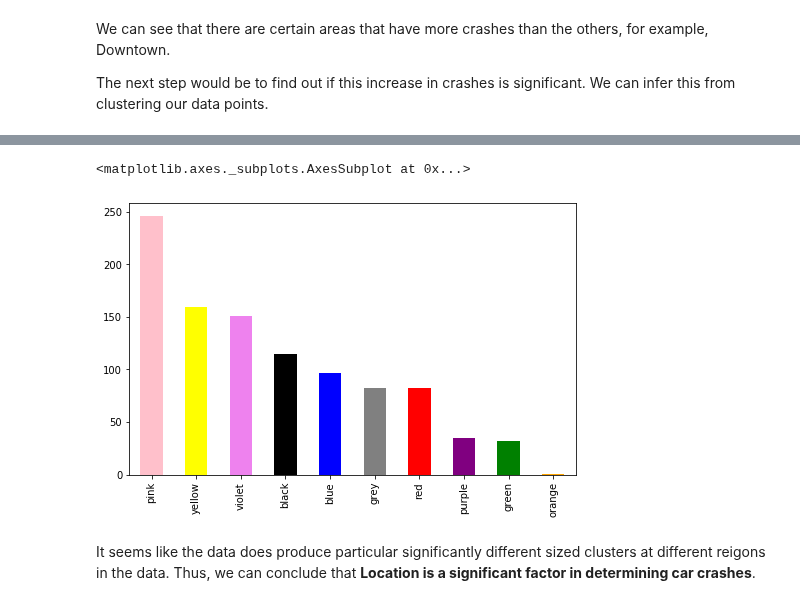
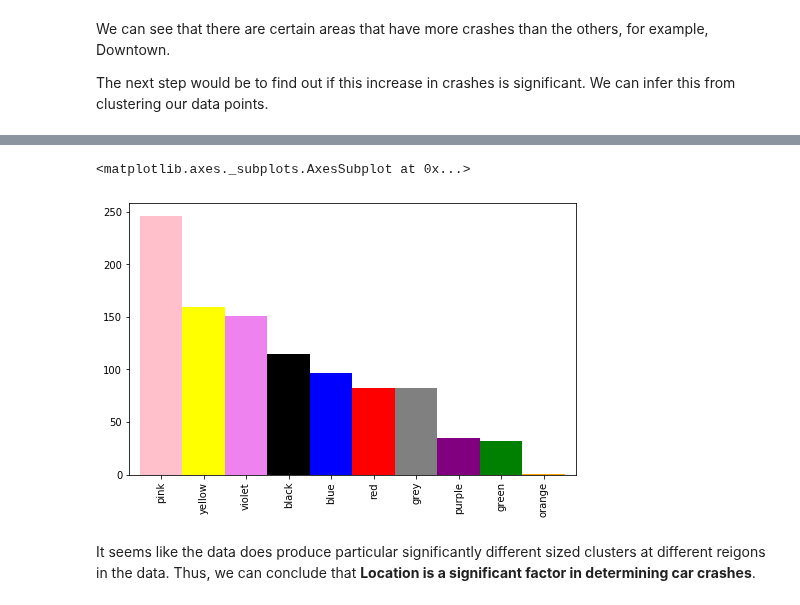
Before and after one commit to COGS108/group061, a Jupyter notebook: Final Project.ipynb, the cells around one changed output, grey strips where cells are left out. Drawn from its saved outputs; the diff is of its cells as text; code cells hidden in the pictures.

```diff
--- a/Final Project.ipynb
+++ b/Final Project.ipynb
@@ -197,10 +197,10 @@ kmap
 [interactive output not drawn]
 # %%
 dist = pd.Series(km.labels_).apply(lambda x : color_set[x]).value_counts()
-dist.plot(kind = 'bar', figsize = (8, 5), color = dist.index)
+dist.plot(kind = 'bar', figsize = (8, 5), color = dist.index, width = 1)
 # %% [output]
 <matplotlib.axes._subplots.AxesSubplot at 0x...>
-[figure, old version]
+[figure, new version]
 # %% [markdown]
 It seems like the data does produce particular significantly different sized clusters at different reigons in the data. Thus, we can conclude that **Location is a significant factor in determining car crashes**.
 # %% [markdown]
```
Also changed, not shown: parts of 9 cells of this notebook.
